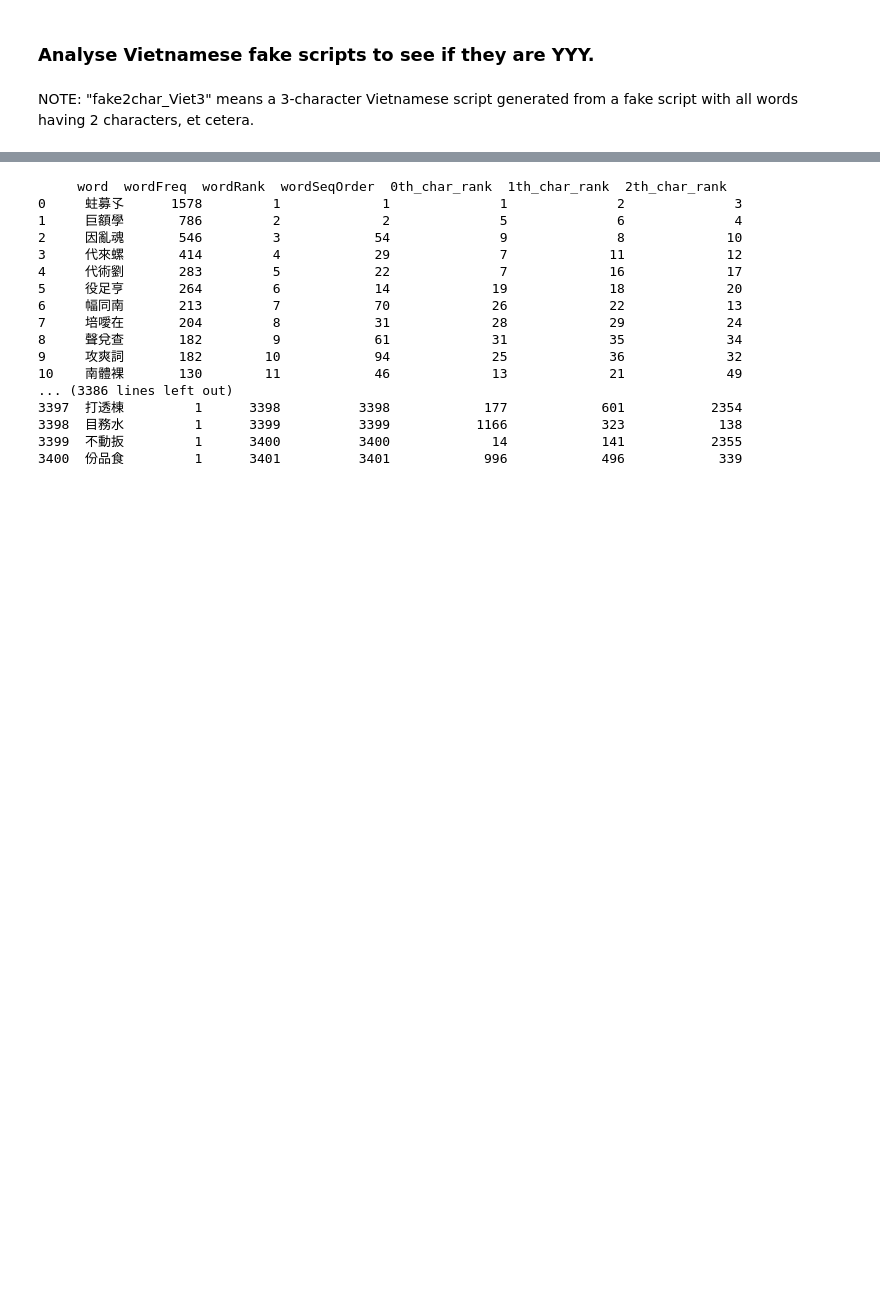
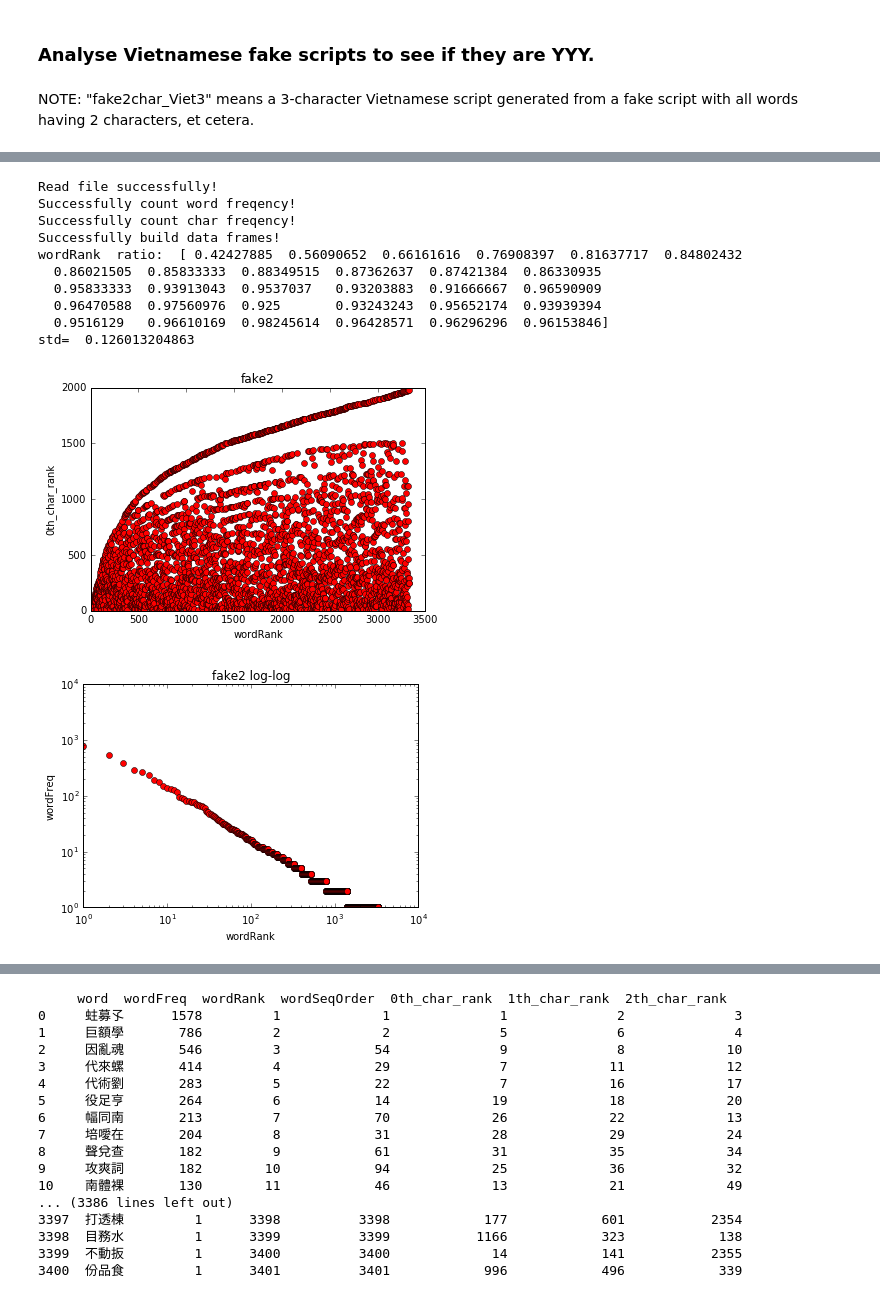
Before and after one commit to godofhoe/2016_Dec_10_fake_script_Vietnamese, a Jupyter notebook: crazy_fake_count_2016_Dec_10.ipynb, the cells around one changed output, grey strips where cells are left out. Cells and saved outputs as stored; diff of their text form; code cells hidden in the pictures; blank space fills up the shorter version.

```diff
--- a/crazy_fake_count_2016_Dec_10.ipynb
+++ b/crazy_fake_count_2016_Dec_10.ipynb
@@ -278,0 +302,22 @@ print(char.to_string())
+# %%
+#encode = "UTF-16" #(1)
+encode = "UTF-8"   #(2)
+##if anything goes into trouble, use (1) instead of (2), and vise versa.
+filename = "DEC10FAKE2.txt" #change filename when you want to get statictical information of another
+##text file.
+big, char, word = main(filename,encode)
+draw(big,title = "fake2")
+arr = check_const_ratio(word,feature= "wordRank", criteria = "wordFreq",max_range = 200)
+# %% [output]
+Read file successfully!
+Successfully count word freqency!
+Successfully count char freqency!
+Successfully build data frames!
+wordRank  ratio:  [ 0.42427885  0.56090652  0.66161616  0.76908397  0.81637717  0.84802432
+  0.86021505  0.85833333  0.88349515  0.87362637  0.87421384  0.86330935
+  0.95833333  0.93913043  0.9537037   0.93203883  0.91666667  0.96590909
+  0.96470588  0.97560976  0.925       0.93243243  0.95652174  0.93939394
+  0.9516129   0.96610169  0.98245614  0.96428571  0.96296296  0.96153846]
+std=  0.126013204863
+[figure, added]
+[figure, added]
```
Also changed, not shown: parts of 7 cells of this notebook, 3 other files.
